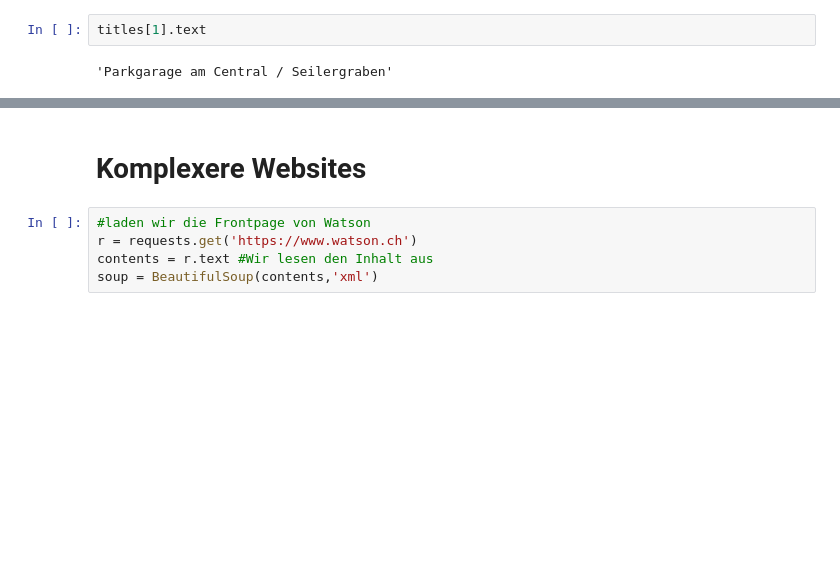
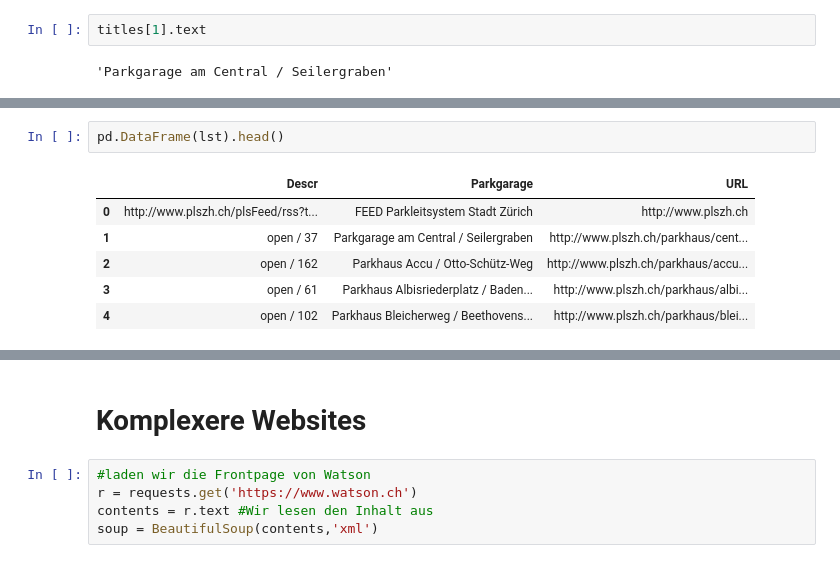
Before and after one commit to MAZ-CAS-DDJ/kurs_18_19, a Jupyter notebook: 06 APIs, Scraping I/03 BeautifulSoup .ipynb, the cells around one changed output, grey strips where cells are left out. Drawn from its saved outputs; the diff is of its cells as text; blank space fills up the shorter version.

```diff
--- a/06 APIs, Scraping I/03 BeautifulSoup .ipynb
+++ b/06 APIs, Scraping I/03 BeautifulSoup .ipynb
@@ -122,0 +145,9 @@ lst
+# %%
+pd.DataFrame(lst).head()
+# %% [output]
+|  | Descr | Parkgarage | URL |
+| 0 | http://www.plszh.ch/plsFeed/rss?t... | FEED Parkleitsystem Stadt Zürich | http://www.plszh.ch |
+| 1 | open / 37 | Parkgarage am Central / Seilergraben | http://www.plszh.ch/parkhaus/cent... |
+| 2 | open / 162 | Parkhaus Accu / Otto-Schütz-Weg | http://www.plszh.ch/parkhaus/accu... |
+| 3 | open / 61 | Parkhaus Albisriederplatz / Baden... | http://www.plszh.ch/parkhaus/albi... |
+| 4 | open / 102 | Parkhaus Bleicherweg / Beethovens... | http://www.plszh.ch/parkhaus/blei... |
```
Also changed, not shown: parts of 38 cells of this notebook, 4 other files.
